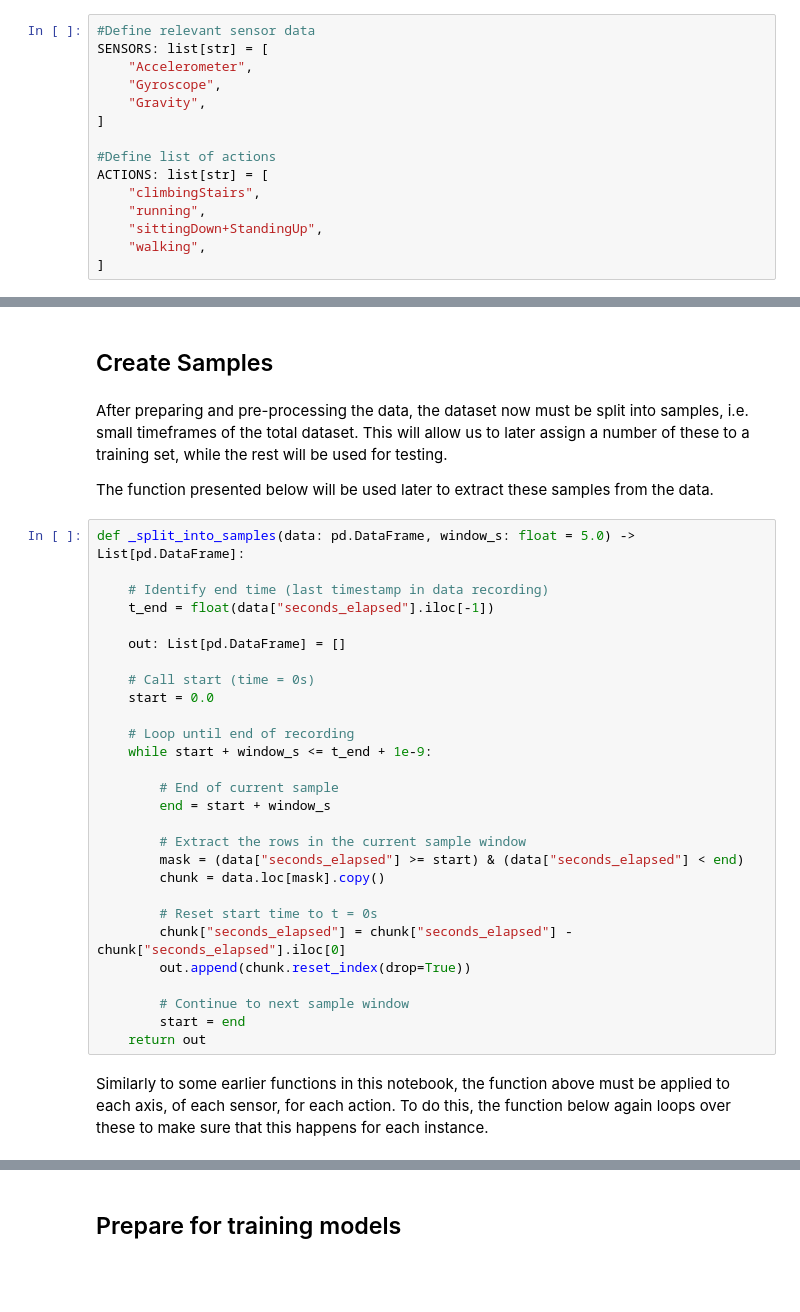
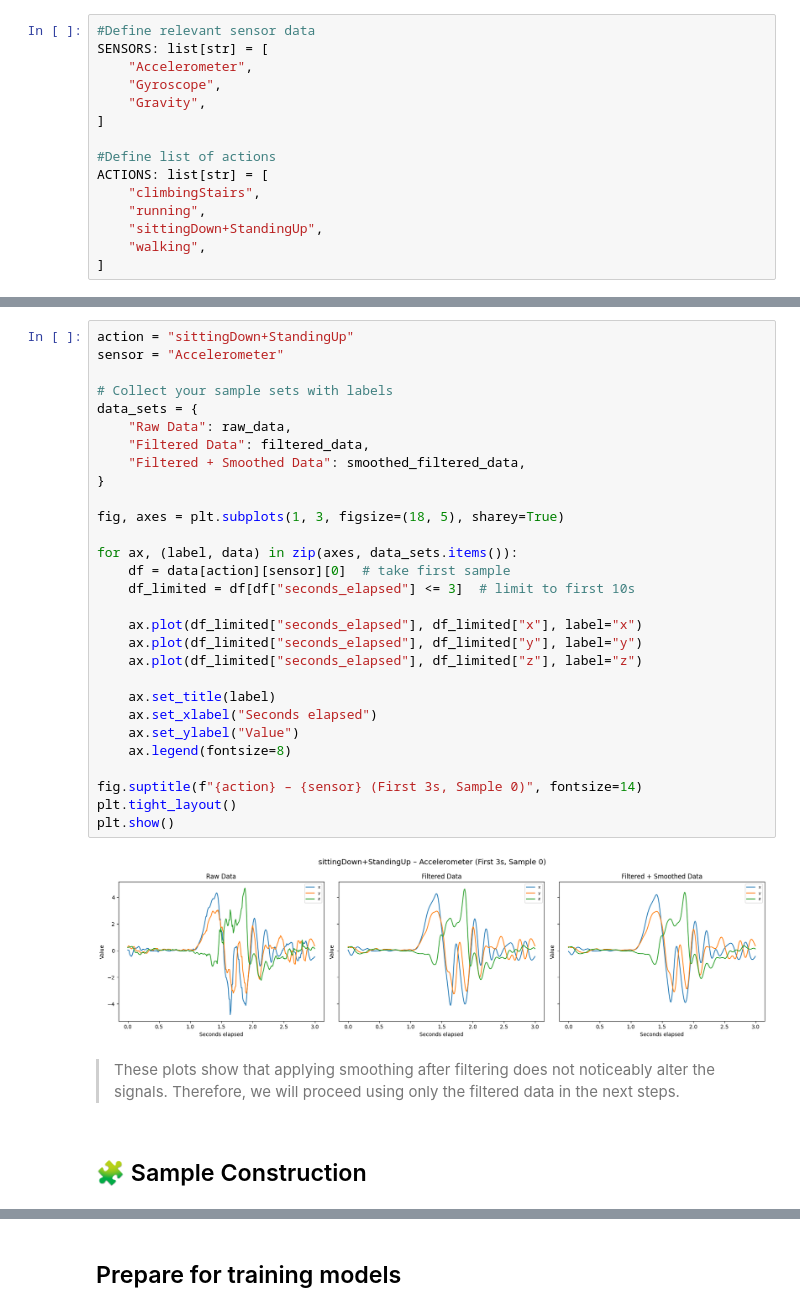
Before and after one commit to OfferPi/5ARE0-ActivityRecognition, a Jupyter notebook: group13_activity_recognition.ipynb, the cells around one changed output, grey strips where cells are left out. Drawn from its saved outputs; the diff is of its cells as text; blank space fills up the shorter version.

```diff
--- a/group13_activity_recognition.ipynb
+++ b/group13_activity_recognition.ipynb
@@ -696,36 +530,35 @@ app.run(host="127.0.0.1", port=PORT, debug=False)
+# %%
+action = "sittingDown+StandingUp"
+sensor = "Accelerometer"
+
+# Collect your sample sets with labels
+data_sets = {
+    "Raw Data": raw_data,
+    "Filtered Data": filtered_data,
+    "Filtered + Smoothed Data": smoothed_filtered_data,
+}
+
+fig, axes = plt.subplots(1, 3, figsize=(18, 5), sharey=True)
+
+for ax, (label, data) in zip(axes, data_sets.items()):
+    df = data[action][sensor][0]  # take first sample
+    df_limited = df[df["seconds_elapsed"] <= 3]  # limit to first 10s
+
+    ax.plot(df_limited["seconds_elapsed"], df_limited["x"], label="x")
+    ax.plot(df_limited["seconds_elapsed"], df_limited["y"], label="y")
+    ax.plot(df_limited["seconds_elapsed"], df_limited["z"], label="z")
+
+    ax.set_title(label)
+    ax.set_xlabel("Seconds elapsed")
+    ax.set_ylabel("Value")
+    ax.legend(fontsize=8)
+
+fig.suptitle(f"{action} – {sensor} (First 3s, Sample 0)", fontsize=14)
+plt.tight_layout()
+plt.show()
+# %% [output]
+[figure, added]
+# %% [markdown]
+> These plots show that applying smoothing after filtering does not noticeably alter the signals. Therefore, we will proceed using only the filtered data in the next steps.
 # %% [markdown]
-## Create Samples
+## 🧩 Sample Construction
-# %% [markdown]
-After preparing and pre-processing the data, the dataset now must be split into samples, i.e. small timeframes of the total dataset. This will allow us to later assign a number of these to a training set, while the rest will be used for testing.
-
-The function presented below will be used later to extract these samples from the data.
-# %%
-def _split_into_samples(data: pd.DataFrame, window_s: float = 5.0) -> List[pd.DataFrame]:
-
-    # Identify end time (last timestamp in data recording)
-    t_end = float(data["seconds_elapsed"].iloc[-1])
-
-    out: List[pd.DataFrame] = []
-
-    # Call start (time = 0s)
-    start = 0.0
-
-    # Loop until end of recording
-    while start + window_s <= t_end + 1e-9:
-
-        # End of current sample
-        end = start + window_s
-
-        # Extract the rows in the current sample window
-        mask = (data["seconds_elapsed"] >= start) & (data["seconds_elapsed"] < end)
-        chunk = data.loc[mask].copy()
-
-        # Reset start time to t = 0s
-        chunk["seconds_elapsed"] = chunk["seconds_elapsed"] - chunk["seconds_elapsed"].iloc[0]
-        out.append(chunk.reset_index(drop=True))
-
-        # Continue to next sample window
-        start = end
-    return out
-# %% [markdown]
-Similarly to some earlier functions in this notebook, the function above must be applied to each axis, of each sensor, for each action. To do this, the function below again loops over these to make sure that this happens for each instance.
```
Also changed, not shown: parts of 70 cells of this notebook, 1 other file.
